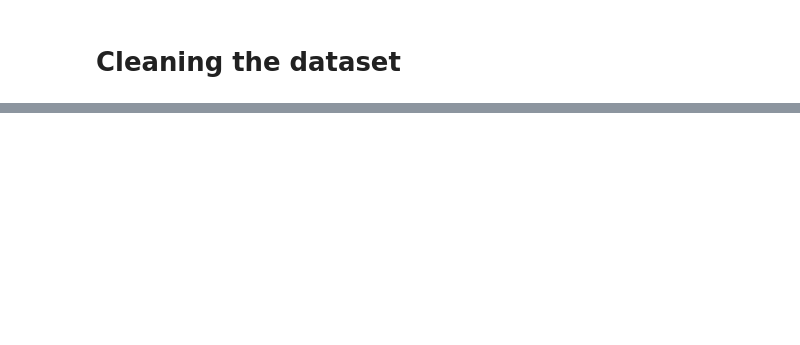
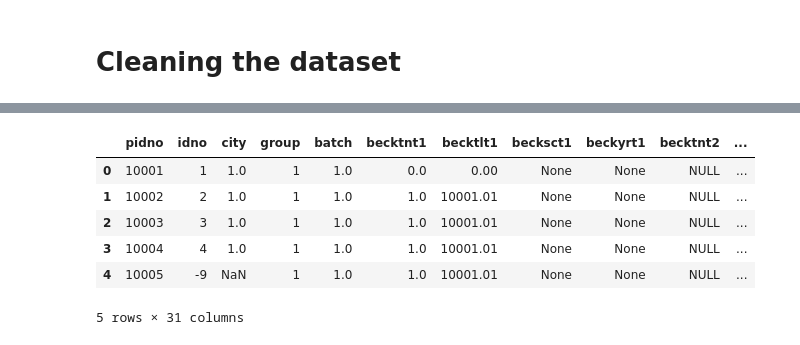
Before and after one commit to vintage-maeve/Data_quality, a Jupyter notebook: Establishing data quality.ipynb, the cells around one changed output, grey strips where cells are left out. Cells and saved outputs as stored; diff of their text form; code cells hidden in the pictures; blank space fills up the shorter version.

```diff
--- a/Establishing data quality.ipynb
+++ b/Establishing data quality.ipynb
@@ -405,0 +443,12 @@ interactive(children=(Dropdown(description='Column', layout=Layout(display='flex
+# %%
+data[['becktnt2']] = data[['becktnt2']].replace('NULL', np.nan)
+# %%
+data.head()
+# %% [output]
+|  | pidno | idno | city | group | batch | becktnt1 | becktlt1 | becksct1 | beckyrt1 | becktnt2 | ... |
+| 0 | 10001 | 1 | 1.0 | 1 | 1.0 | 0.0 | 0.00 | None | None | NULL | ... |
+| 1 | 10002 | 2 | 1.0 | 1 | 1.0 | 1.0 | 10001.01 | None | None | NULL | ... |
+| 2 | 10003 | 3 | 1.0 | 1 | 1.0 | 1.0 | 10001.01 | None | None | NULL | ... |
+| 3 | 10004 | 4 | 1.0 | 1 | 1.0 | 1.0 | 10001.01 | None | None | NULL | ... |
+| 4 | 10005 | -9 | NaN | 1 | 1.0 | 1.0 | 10001.01 | None | None | NULL | ... |
+5 rows × 31 columns
```
Also changed, not shown: parts of 15 cells of this notebook.
